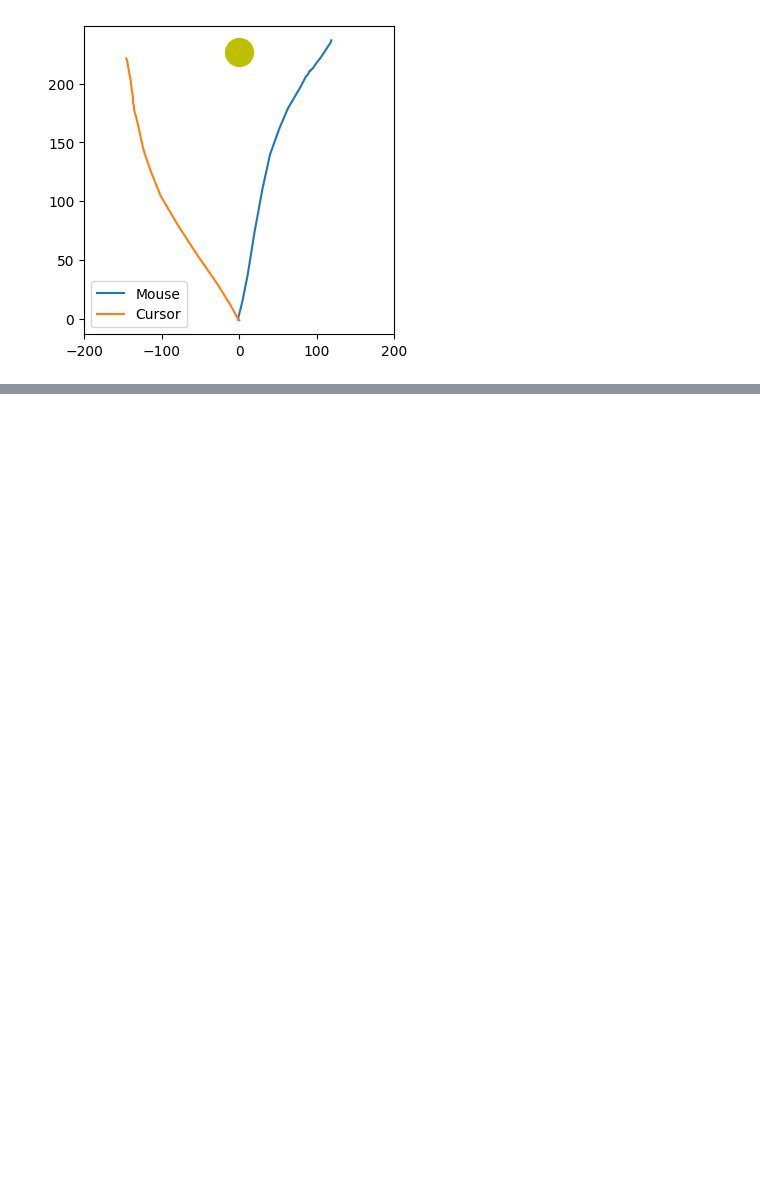
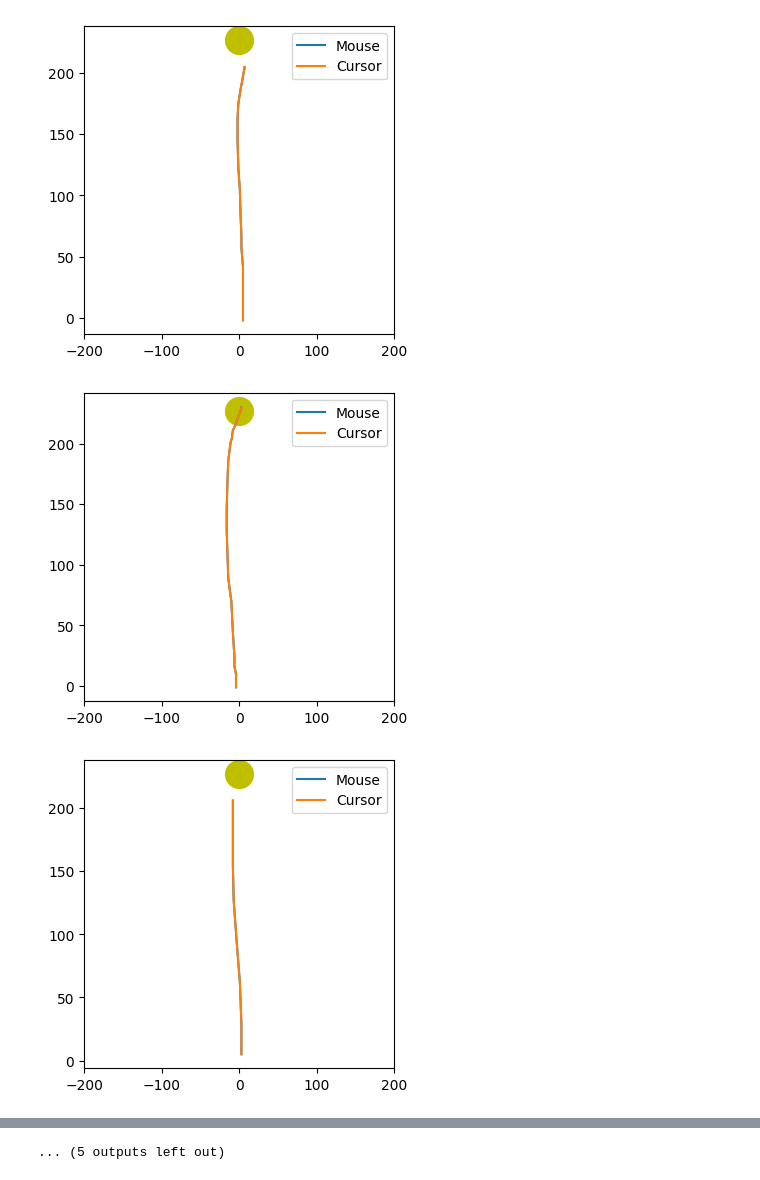
Before and after one commit to jack-darley/IGE-EGE-recreate, a Jupyter notebook: analyze.ipynb, the cells around one changed output, grey strips where cells are left out. Saved outputs shown, nothing was run; the diff lists cells and outputs as text; code cells hidden in the pictures; blank space fills up the shorter version.

```diff
--- a/analyze.ipynb
+++ b/analyze.ipynb
@@ -16,21 +21,23 @@ df.head()
 # %%
 import matplotlib.pyplot as plt
 
 target_loc_x, target_loc_y = (0, 3.78*60)
 
 trial_min = 0
-trial_max = 0
+trial_max = 500
 df_head = df[df["Trial"].between(trial_min, trial_max)]
 
 
 for trial, trial_data in df_head.groupby("Trial"):
     plt.figure(figsize=(4, 4))
     plt.plot(trial_data["Mouse X"], trial_data["Mouse Y"], label=f"Mouse")
     plt.plot(trial_data["Cursor X"], trial_data["Cursor Y"], label=f"Cursor")
     plt.scatter(target_loc_x, target_loc_y, s=400, color='y')
 
     plt.xlim([-200, 200])
     plt.legend()
     plt.show()
 # %% [output]
-[figure, old version]
+[figure, new version]
+[figure, added]
+[figure, added]
@@ -37,2 +53,3 @@ for trial, trial_data in df_head.groupby("Trial"):
+... (5 outputs left out)
 # %%
 # Compute start and end positions for each trial
```
Also changed, not shown: parts of 10 cells of this notebook, 3 other files.
